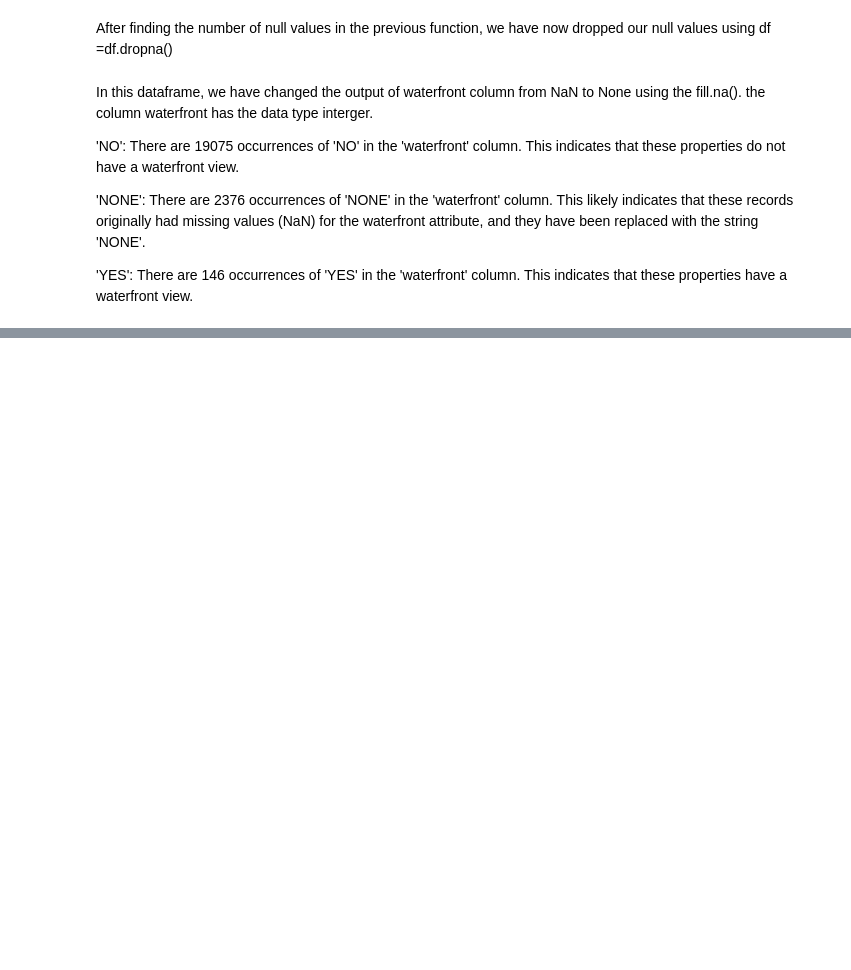
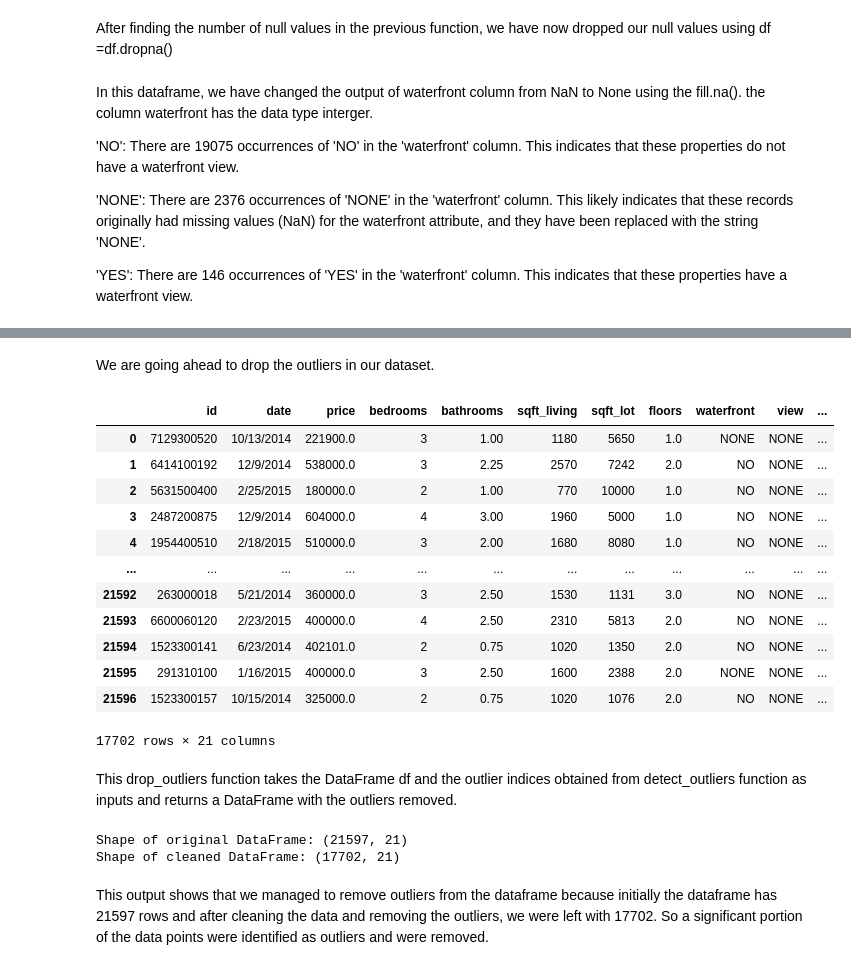
Before and after one commit to Kamaukaguru/Phase2-project-Grp6, a Jupyter notebook: student.ipynb, the cells around one changed output, grey strips where cells are left out. Cells and saved outputs as stored; diff of their text form; code cells hidden in the pictures; blank space fills up the shorter version.

```diff
--- a/student.ipynb
+++ b/student.ipynb
@@ -360,0 +446,66 @@ the column waterfront has the data type interger.
+# %% [markdown]
+We are going ahead to drop the outliers in our dataset.
+# %%
+def drop_outliers(df, outliers):
+    """
+    Drop outliers from the DataFrame.
+
+    Parameters:
+    - df: DataFrame containing the data.
+    - outliers: Dictionary containing outlier indices for each feature.
+
+    Returns:
+    - DataFrame with outliers removed.
+    """
+    # Combine outlier indices from all features
+    outlier_indices = []
+    for indices in outliers.values():
+        outlier_indices.extend(indices)
+    # Drop duplicate indices
+    outlier_indices = list(set(outlier_indices))
+    # Drop outliers from DataFrame
+    df_cleaned = df.drop(outlier_indices)
+    return df_cleaned
+
+# Example usage:
+# Numeric features to check for outliers
+numeric_features = ['price', 'bedrooms', 'bathrooms', 'sqft_living', 'sqft_lot']
+# Detect outliers
+outliers = detect_outliers(df, numeric_features)
+# Drop outliers
+df_cleaned = drop_outliers(df, outliers)
+df_cleaned
+# %% [output]
+|  | id | date | price | bedrooms | bathrooms | sqft_living | sqft_lot | floors | waterfront | view | ... |
+| 0 | 7129300520 | 10/13/2014 | 221900.0 | 3 | 1.00 | 1180 | 5650 | 1.0 | NONE | NONE | ... |
+| 1 | 6414100192 | 12/9/2014 | 538000.0 | 3 | 2.25 | 2570 | 7242 | 2.0 | NO | NONE | ... |
+| 2 | 5631500400 | 2/25/2015 | 180000.0 | 2 | 1.00 | 770 | 10000 | 1.0 | NO | NONE | ... |
+| 3 | 2487200875 | 12/9/2014 | 604000.0 | 4 | 3.00 | 1960 | 5000 | 1.0 | NO | NONE | ... |
+| 4 | 1954400510 | 2/18/2015 | 510000.0 | 3 | 2.00 | 1680 | 8080 | 1.0 | NO | NONE | ... |
+| ... | ... | ... | ... | ... | ... | ... | ... | ... | ... | ... | ... |
+| 21592 | 263000018 | 5/21/2014 | 360000.0 | 3 | 2.50 | 1530 | 1131 | 3.0 | NO | NONE | ... |
+| 21593 | 6600060120 | 2/23/2015 | 400000.0 | 4 | 2.50 | 2310 | 5813 | 2.0 | NO | NONE | ... |
+| 21594 | 1523300141 | 6/23/2014 | 402101.0 | 2 | 0.75 | 1020 | 1350 | 2.0 | NO | NONE | ... |
+| 21595 | 291310100 | 1/16/2015 | 400000.0 | 3 | 2.50 | 1600 | 2388 | 2.0 | NONE | NONE | ... |
+| 21596 | 1523300157 | 10/15/2014 | 325000.0 | 2 | 0.75 | 1020 | 1076 | 2.0 | NO | NONE | ... |
+17702 rows × 21 columns
+# %% [markdown]
+This drop_outliers function takes the DataFrame df and the outlier indices obtained from detect_outliers function as inputs and returns a DataFrame with the outliers removed.
+# %%
+# Step 1: Define numeric features
+numeric_features = ['price', 'bedrooms', 'bathrooms', 'sqft_living', 'sqft_lot']
+
+# Step 2: Detect outliers
+outliers = detect_outliers(df, numeric_features)
+
+# Step 3: Drop outliers
+df_cleaned = drop_outliers(df, outliers)
+
+# Optional: Check the shape of the cleaned DataFrame
+print("Shape of original DataFrame:", df.shape)
+print("Shape of cleaned DataFrame:", df_cleaned.shape)
+# %% [output]
+Shape of original DataFrame: (21597, 21)
+Shape of cleaned DataFrame: (17702, 21)
+# %% [markdown]
+This output shows that we managed to remove outliers from the dataframe because initially the dataframe has 21597 rows and after cleaning the data and removing the outliers, we were left with 17702. So a  significant portion of the data points were identified as outliers and were removed.
```
Also changed, not shown: parts of 7 cells of this notebook.
